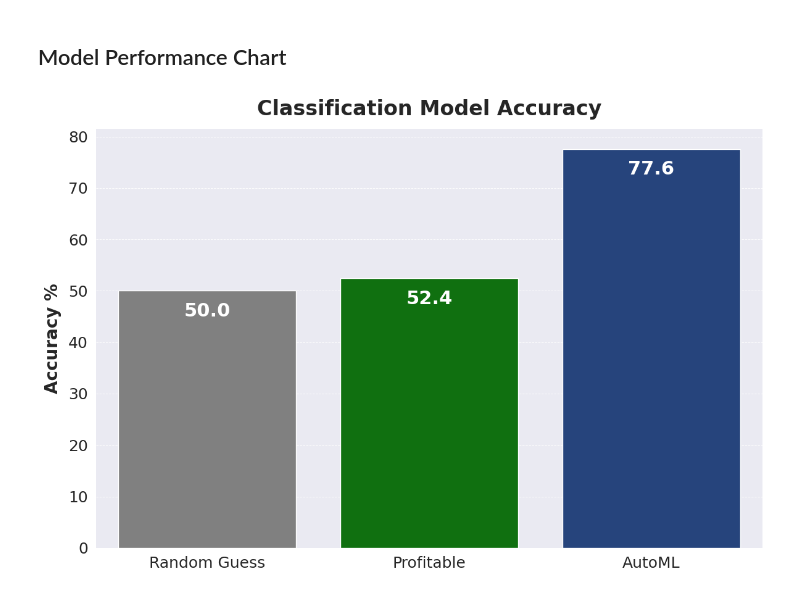
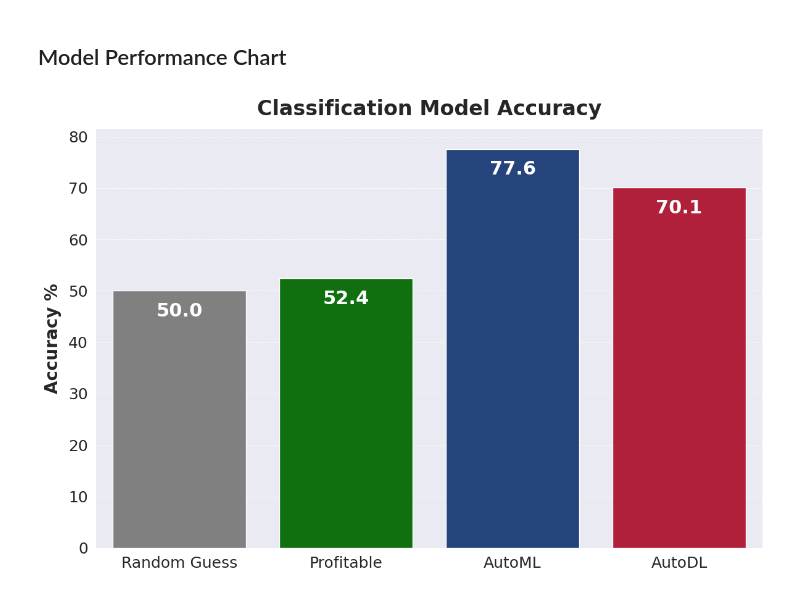
Before and after one commit to NBA-Betting/NBA_Betting, a Jupyter notebook: notebooks/Exploratory_Analysis.ipynb, the cells around one changed output. Saved outputs shown, nothing was run; the diff lists cells and outputs as text; code cells hidden in the pictures.

Commit message:
Added AutoDL via AutoKeras

```diff
--- a/notebooks/Exploratory_Analysis.ipynb
+++ b/notebooks/Exploratory_Analysis.ipynb
@@ -994,12 +994,12 @@ def plot_model_accuracy_seaborn(
         plt.savefig(f"{image_name}.png", dpi=300, bbox_inches="tight")
 # %%
 # Example usage with updated specifications
-accuracies = [50.0, 52.4, 77.6]
-categories = ["Random Guess", "Profitable", "AutoML"]
-colors = ["grey", "green", "#17408B"]
+accuracies = [50.0, 52.4, 77.6, 70.1]
+categories = ["Random Guess", "Profitable", "AutoML", "AutoDL"]
+colors = ["grey", "green", "#17408B", "#C9082A"]
 
 plot_model_accuracy_seaborn(
-    accuracies, categories, colors, save=False, image_name="cls_model_accuracy"
+    accuracies, categories, colors, save=True, image_name="cls_model_accuracy"
 )
 # %% [output]
-[figure, old version]
+[figure, new version]
```
Also changed, not shown: 9 other files.
